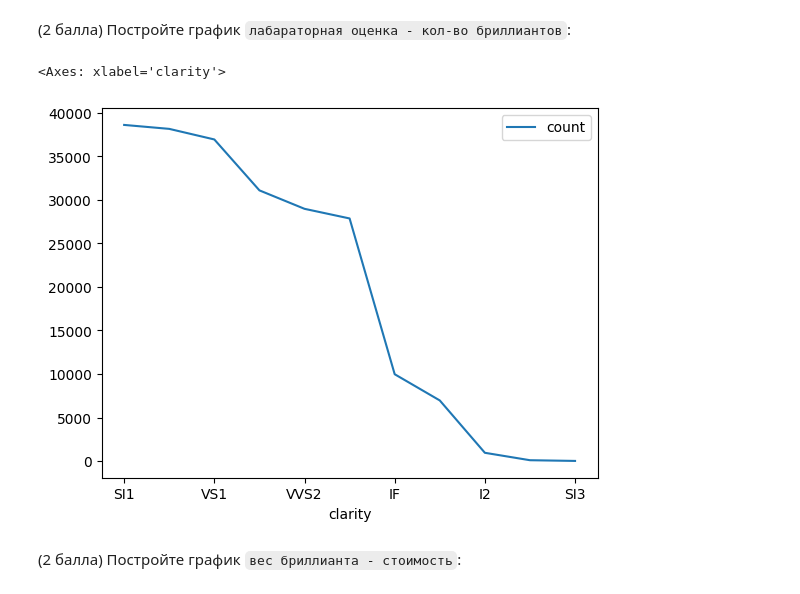
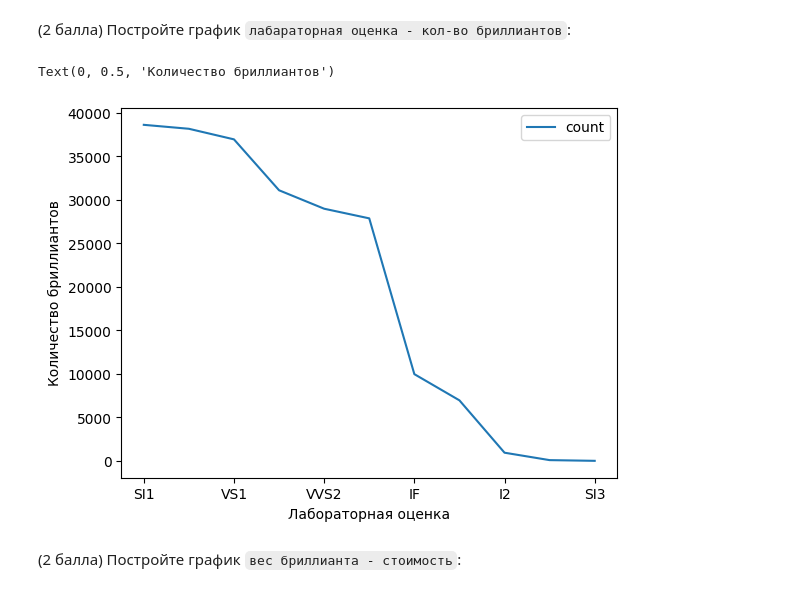
Before and after one commit to Zelimkhan4/API_APP, a Jupyter notebook: lab_work.ipynb, the cells around one changed output. Cells and saved outputs as stored; diff of their text form; code cells hidden in the pictures.

```diff
--- a/lab_work.ipynb
+++ b/lab_work.ipynb
@@ -413,11 +418,14 @@ diamonds.plot(kind="line", x="color", y="total_sales_price", legend=True)
 # %%
 new_dataframe = diamonds.copy()
 new_dataframe = new_dataframe[
     (new_dataframe["clarity"] != "unknown") & (new_dataframe["clarity"] is not None)
 ]
-diamonds["clarity"].value_counts().plot(kind="line", legend=True)
+
+new_dataframe["clarity"].value_counts().plot(kind="line", legend=True)
+plt.xlabel("Лабораторная оценка")
+plt.ylabel("Количество бриллиантов")
 # %% [output]
-<Axes: xlabel='clarity'>
+Text(0, 0.5, 'Количество бриллиантов')
-[figure, old version]
+[figure, new version]
 # %% [markdown]
 (2 балла) Постройте график `вес бриллианта - стоимость`:
```
Also changed, not shown: parts of 20 cells of this notebook.
